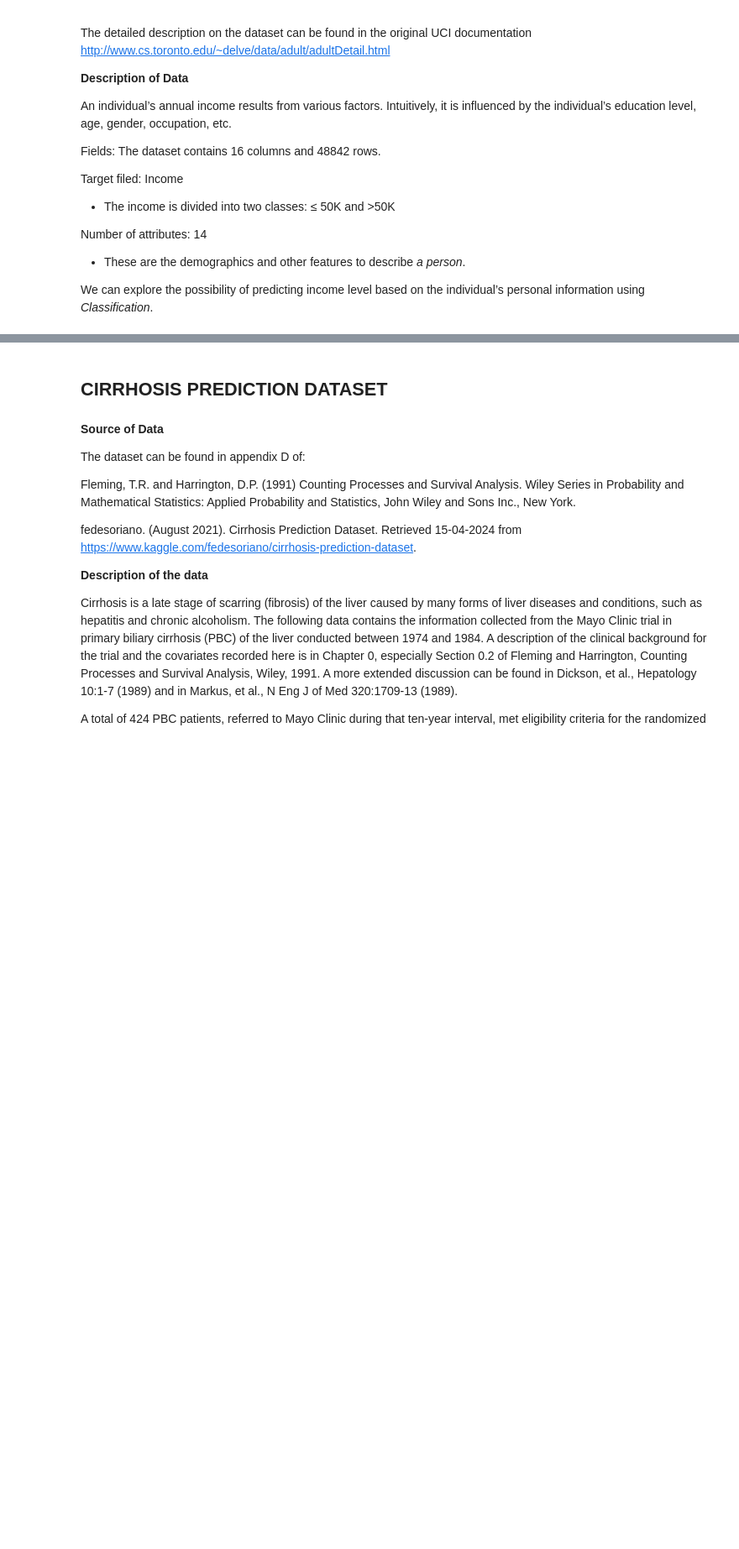
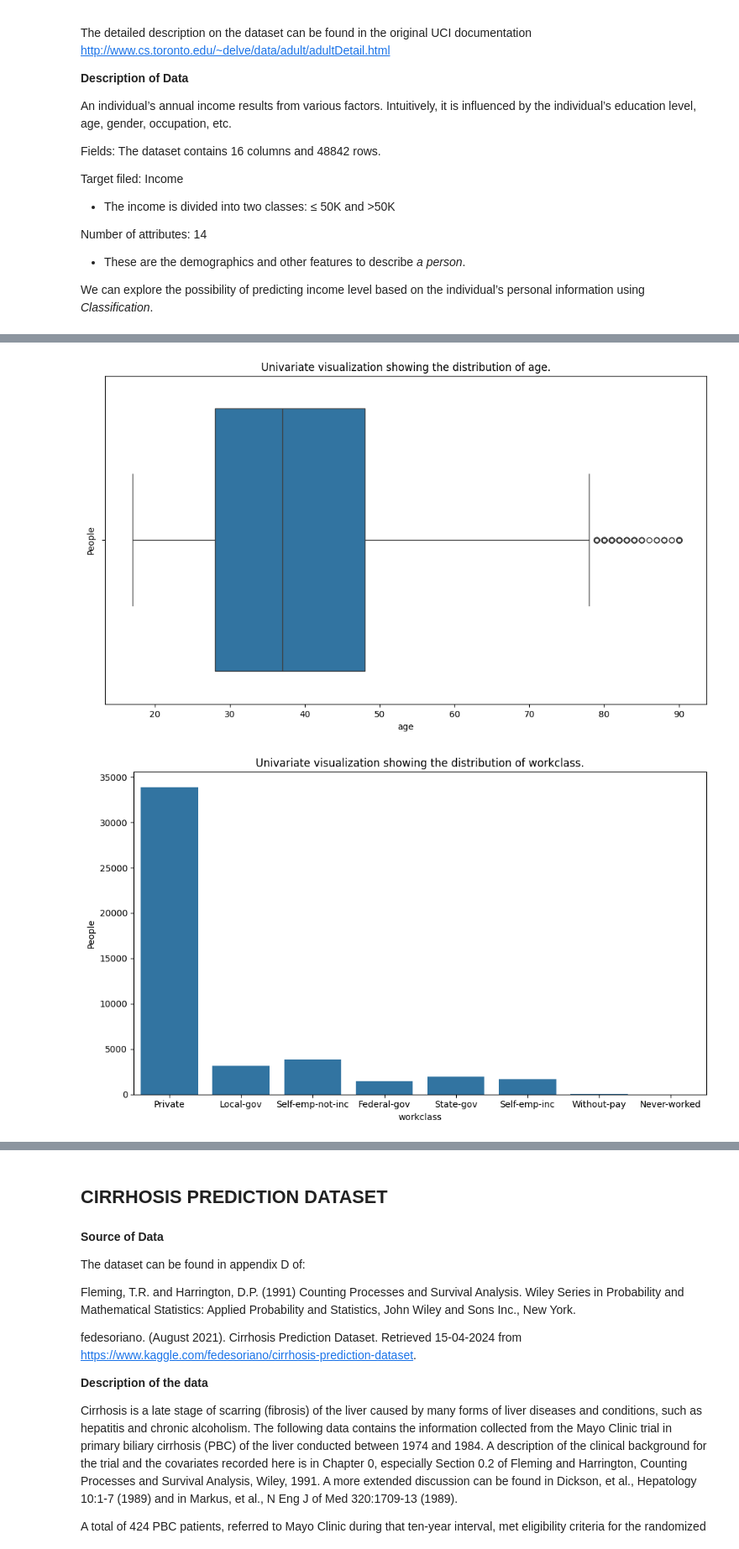
Before and after one commit to UKashNK/Income-prediction-and-Cirrhosis-prediction, a Jupyter notebook: PROJECT_2.ipynb, the cells around one changed output, grey strips where cells are left out. Shown at 84% size. Saved outputs shown, nothing was run; the diff lists cells and outputs as text; code cells hidden in the pictures; blank space fills up the shorter version.

```diff
--- a/PROJECT_2.ipynb
+++ b/PROJECT_2.ipynb
@@ -71,0 +240,9 @@ df_adult.head()
+# %%
+#Dropping target
+df_adult_viz = df_adult.drop(columns=["income"])
+#plotting visualisations
+for i in df_adult_viz:
+  univ_viz(dataf=df_adult_viz,col=i,ylabels="People")
+# %% [output]
+[figure, added]
+[figure, added]
```
Also changed, not shown: parts of 41 cells of this notebook.
